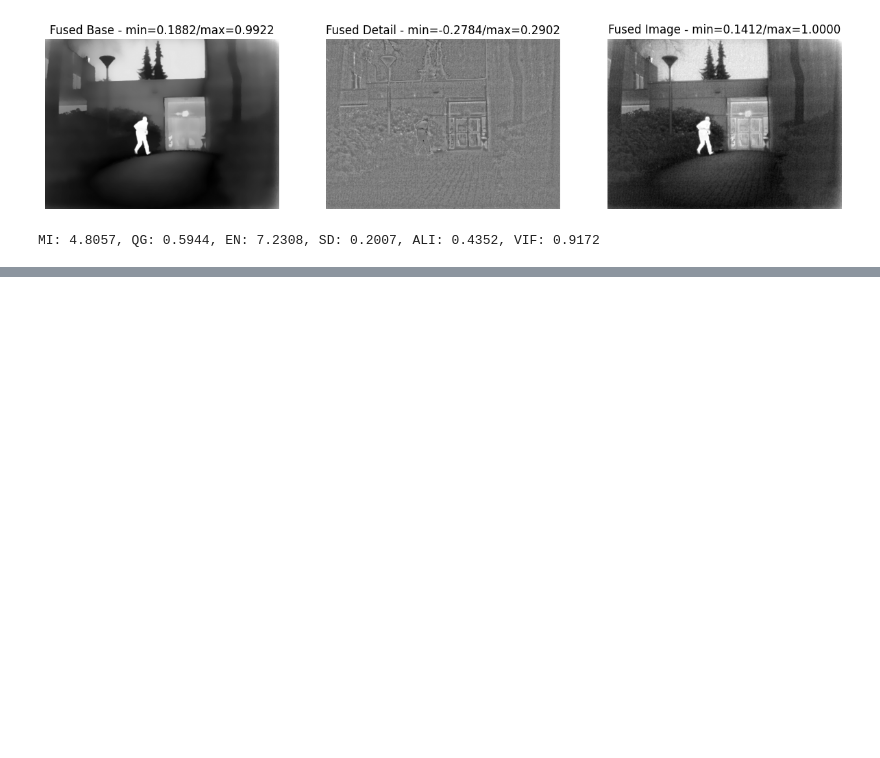
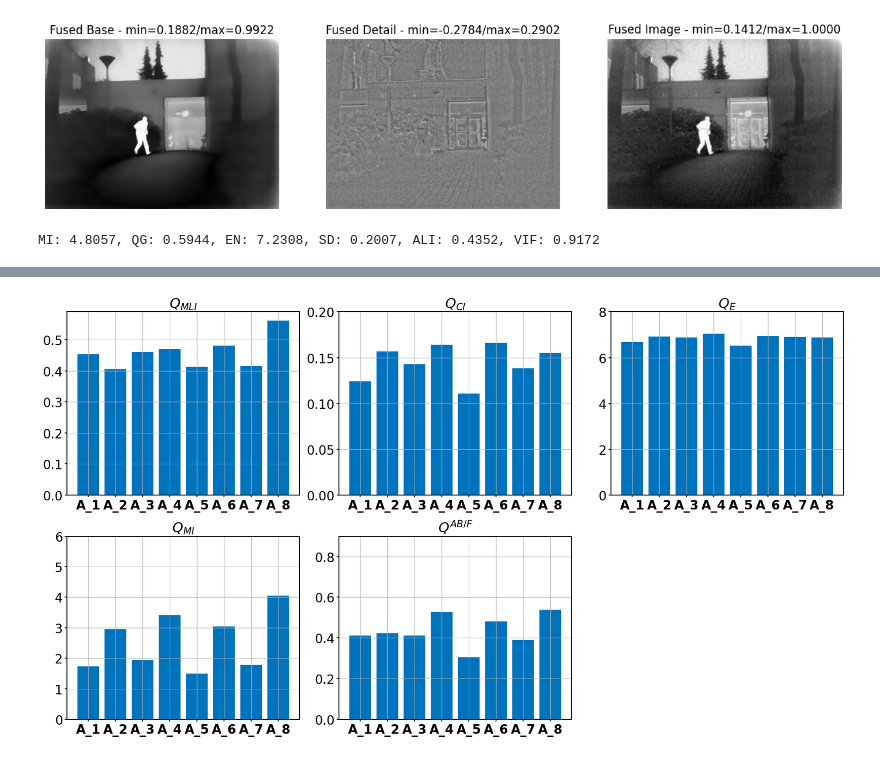
Before and after one commit to house3173/AGF_IVIF, a Jupyter notebook: test.ipynb, the cells around one changed output, grey strips where cells are left out. Saved outputs shown, nothing was run; the diff lists cells and outputs as text; code cells hidden in the pictures; blank space fills up the shorter version.

```diff
--- a/test.ipynb
+++ b/test.ipynb
@@ -84,0 +1380,53 @@ hybrid: MI: 4.8057, QG: 0.5944, EN: 7.2308, SD: 0.2007, ALI: 0.4352, VIF: 0.9172
+# %%
+import numpy as np
+import matplotlib.pyplot as plt
+
+# ===== Dataset D2 =====
+methods = ['A_1','A_2','A_3','A_4','A_5','A_6','A_7','A_8']
+
+MLI  = [0.4530, 0.4058, 0.4610, 0.4699, 0.4131, 0.4813, 0.4150, 0.5619]
+CI   = [0.1240, 0.1567, 0.1429, 0.1642, 0.1106, 0.1661, 0.1384, 0.1551]
+EN   = [6.6769, 6.9189, 6.8851, 7.0465, 6.5243, 6.9450, 6.9053, 6.8886]
+MI   = [1.7331, 2.9614, 1.9393, 3.4129, 1.5008, 3.0437, 1.7904, 4.0511]
+QABF = [0.4128, 0.4241, 0.4129, 0.5270, 0.3061, 0.4818, 0.3897, 0.5397]
+
+metrics = [MLI, CI, EN, MI, QABF]
+metric_names = [r'$Q_{MLI}$', r'$Q_{CI}$', r'$Q_{E}$', r'$Q_{MI}$', r'$Q^{AB/F}$']
+
+# ===== Vẽ subplot (2 hàng × 3 cột) =====
+plt.figure(figsize=(18, 10))
+
+for i, data in enumerate(metrics):
+    ax = plt.subplot(2, 3, i + 1)
+    ax.bar(methods, data, color=(0, 0.45, 0.74))  # xanh dương đậm
+
+    ax.set_title(metric_names[i], fontsize=22, fontweight='bold')
+    ax.set_xticklabels(methods, fontsize=20, fontweight='bold')
+    ax.grid(True)
+
+    # chỉnh font và độ dày trục
+    ax.tick_params(axis='both', labelsize=20, width=1.5)
+    for spine in ax.spines.values():
+        spine.set_linewidth(1.5)
+
+    # Giới hạn trục Y riêng
+    if metric_names[i] == r'$Q_{CI}$':
+        ax.set_ylim(0, 0.2)
+    elif metric_names[i] == r'$Q_{E}$':
+        ax.set_ylim(0, 8)
+    elif metric_names[i] == r'$Q_{MI}$':
+        ax.set_ylim(0, 6)
+    elif metric_names[i] == r'$Q^{AB/F}$':
+        ax.set_ylim(0, 0.9)
+
+# Tiêu đề tổng (nếu cần)
+# plt.suptitle('Comparison of Different Fusion Methods on Dataset D2',
+#              fontsize=16, fontweight='bold')
+
+plt.tight_layout()
+plt.show()
+
+# ===== Lưu hình ảnh =====
+# plt.savefig('DatasetD2_results.png', dpi=300, bbox_inches='tight')
+# %% [output]
+[figure, added]
```
Also changed, not shown: parts of 19 cells of this notebook, 43 other files.
